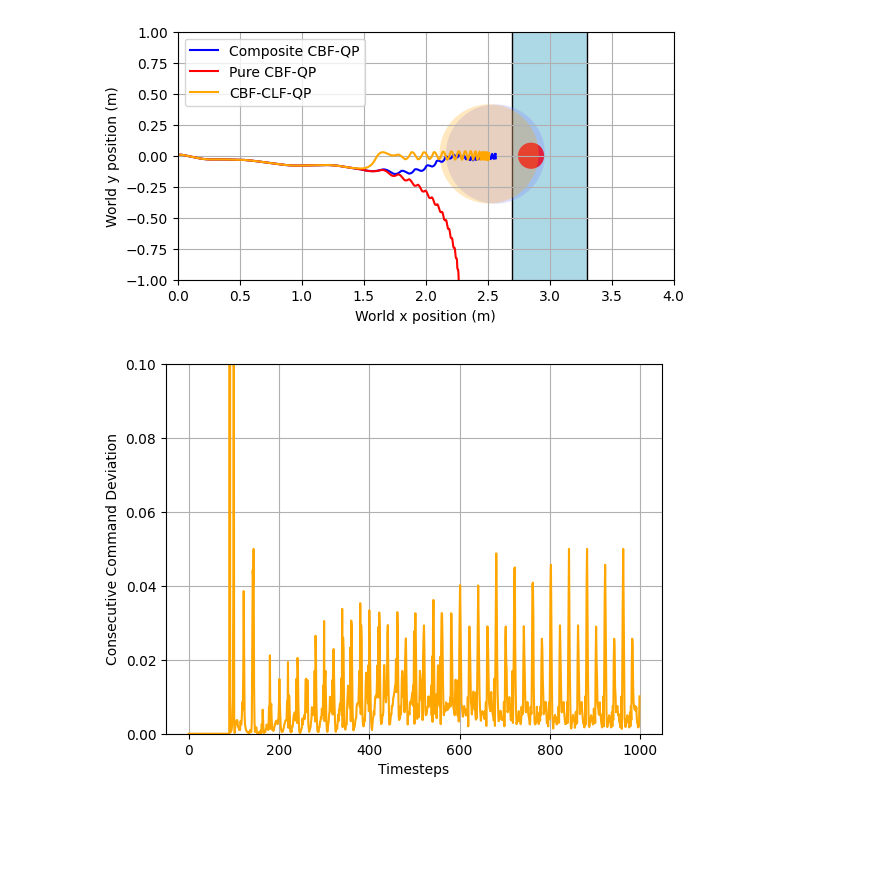
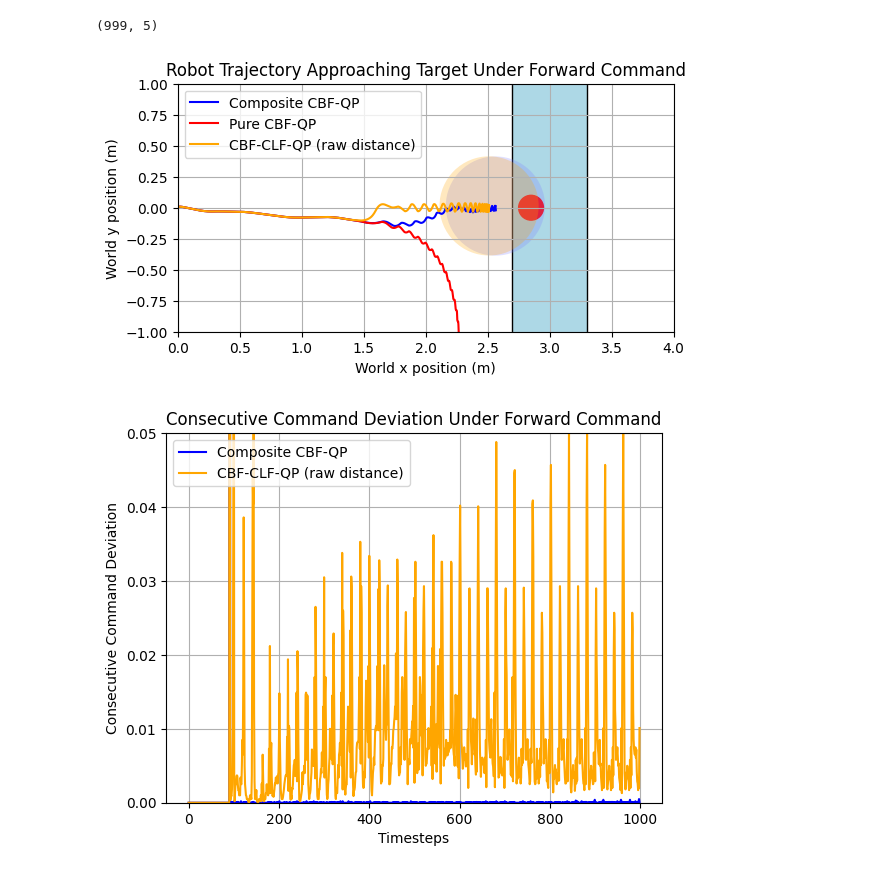
Before and after one commit to famsvip/Robot-Navigation-Collision-Avoidance-, a Jupyter notebook: data/plotting.ipynb, the cells around one changed output. Cells and saved outputs as stored; diff of their text form; code cells hidden in the pictures; blank space fills up the shorter version.

Commit message:
Synced plotting

```diff
--- a/data/plotting.ipynb
+++ b/data/plotting.ipynb
@@ -8,45 +8,51 @@ from matplotlib.patches import Rectangle, Circle
 os.chdir('/home/kaseng/warehouse/data/')
 # %%
 # Load data
-comp_trial_1 = np.load("./composite_trial_2.npy")
+comp_trial_1 = np.load("./composite_pos.npy")
 pure_trial_1 = np.load("./pure_trial_1.npy")
 separated_trial_3 = np.load("./separated_trial_3.npy")
 
+composite_cmds = np.load("./composite_cmds.npy")
 separated_cmds = np.load("./separated_cmds.npy")
+
+composite_values = np.load("./composite_values.npy")[0]
+print(composite_values.shape)
+# %% [output]
+(999, 5)
 # %%
-# Trajectory Plots
+# Trajectory plots for obstacle
 
 data_threshold = 10000
 
 fig, ax = plt.subplots()
 
 rect = Rectangle((2.7, -1.8), width=0.6, height=3.6,
                  edgecolor='black', facecolor='lightblue')
 circle_target = Circle((2.85, 0.0), radius=0.1, edgecolor="red", facecolor="red")
 circle_composite = Circle((comp_trial_1[data_threshold-1, :2]), radius=0.4, facecolor=(0.5,0.5,1.0,0.25))
 circle_separate_1 = Circle((pure_trial_1[data_threshold-1,:2]), radius=0.4, facecolor=(1, 0, 0, 0.25))
 circle_separate_3 = Circle((separated_trial_3[data_threshold-1,:2]), radius=0.4, facecolor=(1.0,0.65,0,0.25))
 ax.add_patch(rect)
 ax.add_patch(circle_target)
 ax.add_patch(circle_composite)
 ax.add_patch(circle_separate_1)
 ax.add_patch(circle_separate_3)
 
 ax.plot(comp_trial_1[:data_threshold,0], comp_trial_1[:data_threshold,1], color="b", label="Composite CBF-QP")
 ax.plot(pure_trial_1[:data_threshold,0], pure_trial_1[:data_threshold,1], color="r", label="Pure CBF-QP")
-ax.plot(separated_trial_3[:data_threshold,0], separated_trial_3[:data_threshold,1], color=(1.0,0.65,0), label="CBF-CLF-QP")
+ax.plot(separated_trial_3[:data_threshold,0], separated_trial_3[:data_threshold,1], color=(1.0,0.65,0), label="CBF-CLF-QP (raw distance)")
 
 ax.set_xlim(0, 4)
 ax.set_ylim(-1, 1)
 ax.set_aspect('equal')
 plt.grid(True)
-# plt.title('Robot Trajectory Approaching Target Under Forward Command')
+plt.title('Robot Trajectory Approaching Target Under Forward Command')
 plt.xlabel("World x position (m)")
 plt.ylabel("World y position (m)")
 plt.legend()
 plt.show()
 # %% [output]
-[figure, old version]
+[figure, new version]
 # %%
 # Consecutive command error (squared error)
 
@@ -63,11 +69,14 @@ def consecutive_command_change(cmd_array):
 
 fig, ax = plt.subplots()
 
-ax.plot(range(np.size(separated_cmds,axis=0)), consecutive_command_change(separated_cmds), color=(1.0,0.65,0))
-ax.set_ylim(0, 0.1)
+ax.plot(range(np.size(composite_cmds,axis=0)), consecutive_command_change(composite_cmds), color="b", label="Composite CBF-QP")
+ax.plot(range(np.size(separated_cmds,axis=0)), consecutive_command_change(separated_cmds), color=(1.0,0.65,0), label="CBF-CLF-QP (raw distance)")
+ax.set_ylim(0, 0.05)
+plt.title('Consecutive Command Deviation Under Forward Command')
 plt.xlabel("Timesteps")
 plt.ylabel("Consecutive Command Deviation")
 plt.grid(True)
+plt.legend()
 plt.show()
 # %% [output]
-[figure, old version]
+[figure, new version]
```
Also changed, not shown: parts of 1 cell of this notebook, 6 other files.
